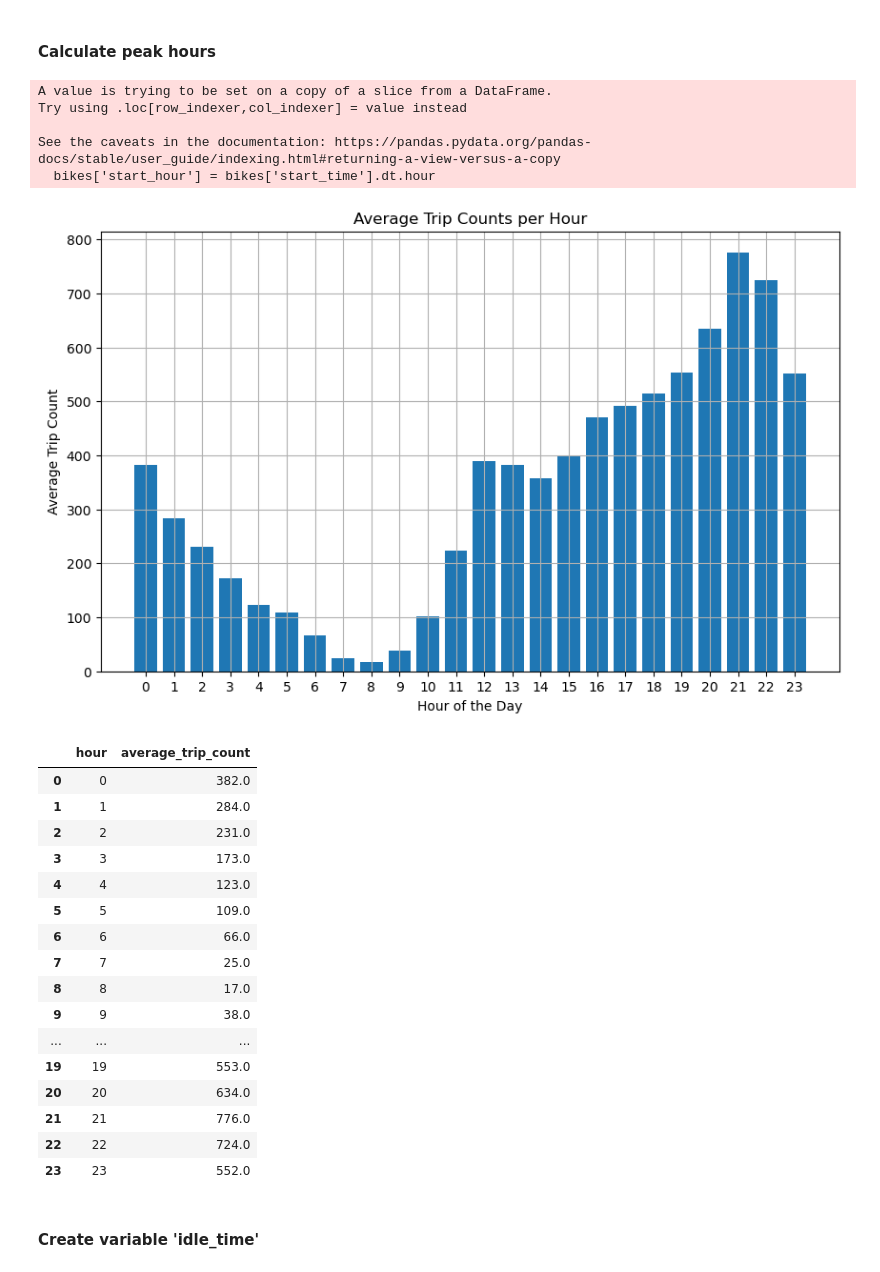
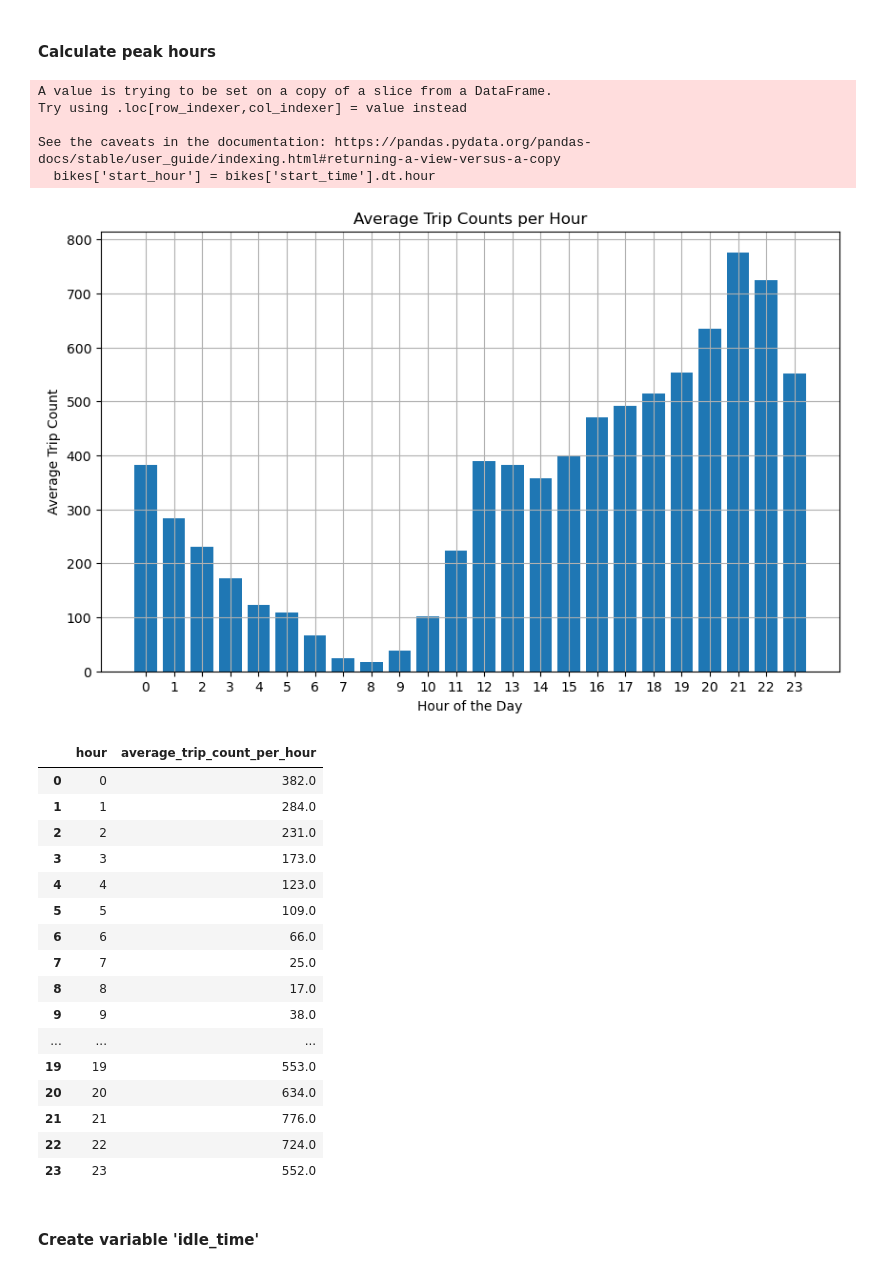
Before and after one commit to lauribus/DSMLproject, a Jupyter notebook: Project bikes2.ipynb, the cells around one changed output. Cells and saved outputs as stored; diff of their text form; code cells hidden in the pictures.

```diff
--- a/Project bikes2.ipynb
+++ b/Project bikes2.ipynb
@@ -207,39 +212,39 @@ bikes = bikes[bikes.duration <= 360]
 # Step 1: Extract the hour of the day from the "start_time" column
 bikes['start_hour'] = bikes['start_time'].dt.hour
 
 # Step 2: Calculate the average number of bike trips for each hour
 hourly_trip_counts = bikes.groupby('start_hour')['bike_id'].count().reset_index()
 hourly_trip_counts.columns = ['hour', 'total_trip_count']
 
 # Step 3: Calculate the average number of trips for each hour by dividing the total_trip_count by the number of days
 number_of_days = bikes['start_time'].dt.date.nunique()
-hourly_trip_counts['average_trip_count'] = hourly_trip_counts['total_trip_count'] / number_of_days
+hourly_trip_counts['average_trip_count_per_hour'] = hourly_trip_counts['total_trip_count'] / number_of_days
 
 # Step 4: Round the average trip counts to the nearest whole number
-hourly_trip_counts['average_trip_count'] = hourly_trip_counts['average_trip_count'].round()
+hourly_trip_counts['average_trip_count_per_hour'] = hourly_trip_counts['average_trip_count_per_hour'].round()
 
 # Step 5: Plot a bar graph to visualize the average trip counts for each hour
 plt.figure(figsize=(10, 6))
-plt.bar(hourly_trip_counts['hour'], hourly_trip_counts['average_trip_count'])
+plt.bar(hourly_trip_counts['hour'], hourly_trip_counts['average_trip_count_per_hour'])
 plt.xlabel('Hour of the Day')
 plt.ylabel('Average Trip Count')
 plt.title('Average Trip Counts per Hour')
 plt.xticks(range(24))
 plt.grid(True)
 plt.show()
 
 # Step 6: Store the average trip counts per hour in a new data frame
-average_trip_count = hourly_trip_counts[['hour', 'average_trip_count']].copy()
+average_trip_count_per_hour = hourly_trip_counts[['hour', 'average_trip_count_per_hour']].copy()
 
-average_trip_count
+average_trip_count_per_hour
 # %% [output]
 A value is trying to be set on a copy of a slice from a DataFrame.
 Try using .loc[row_indexer,col_indexer] = value instead
 
 See the caveats in the documentation: https://pandas.pydata.org/pandas-docs/stable/user_guide/indexing.html#returning-a-view-versus-a-copy
   bikes['start_hour'] = bikes['start_time'].dt.hour
 [figure]
-|  | hour | average_trip_count |
+|  | hour | average_trip_count_per_hour |
 | 0 | 0 | 382.0 |
 | 1 | 1 | 284.0 |
 | 2 | 2 | 231.0 |
```
Also changed, not shown: parts of 47 cells of this notebook.
